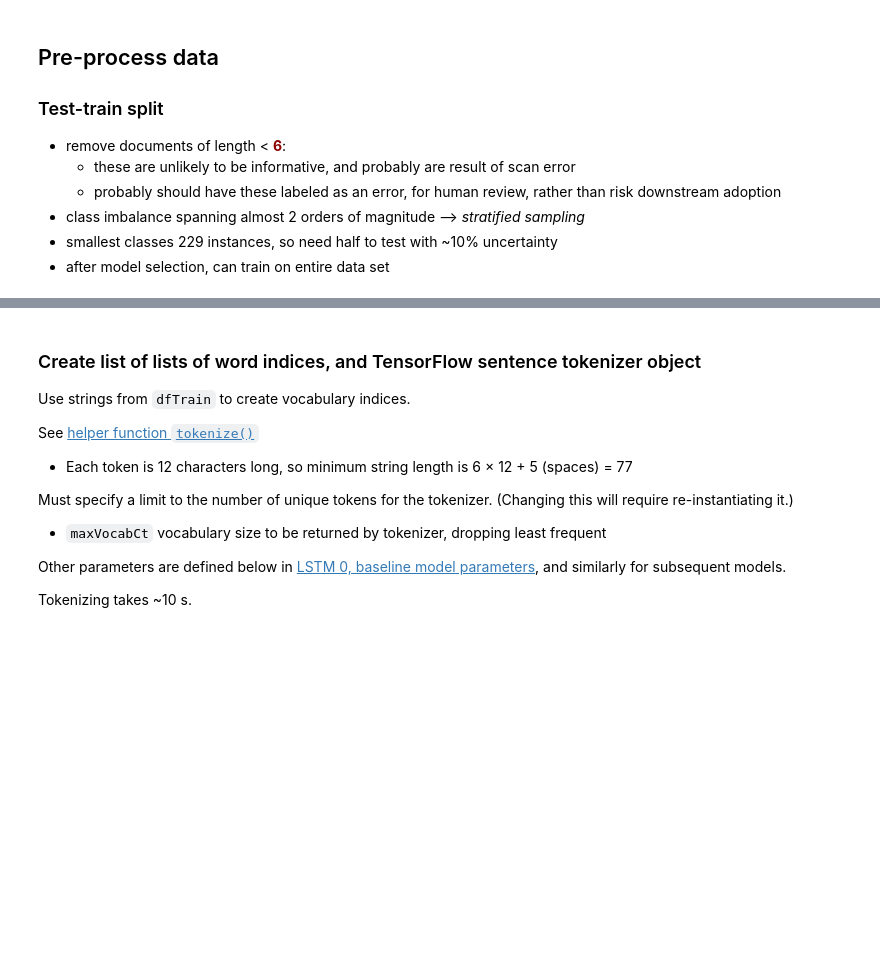
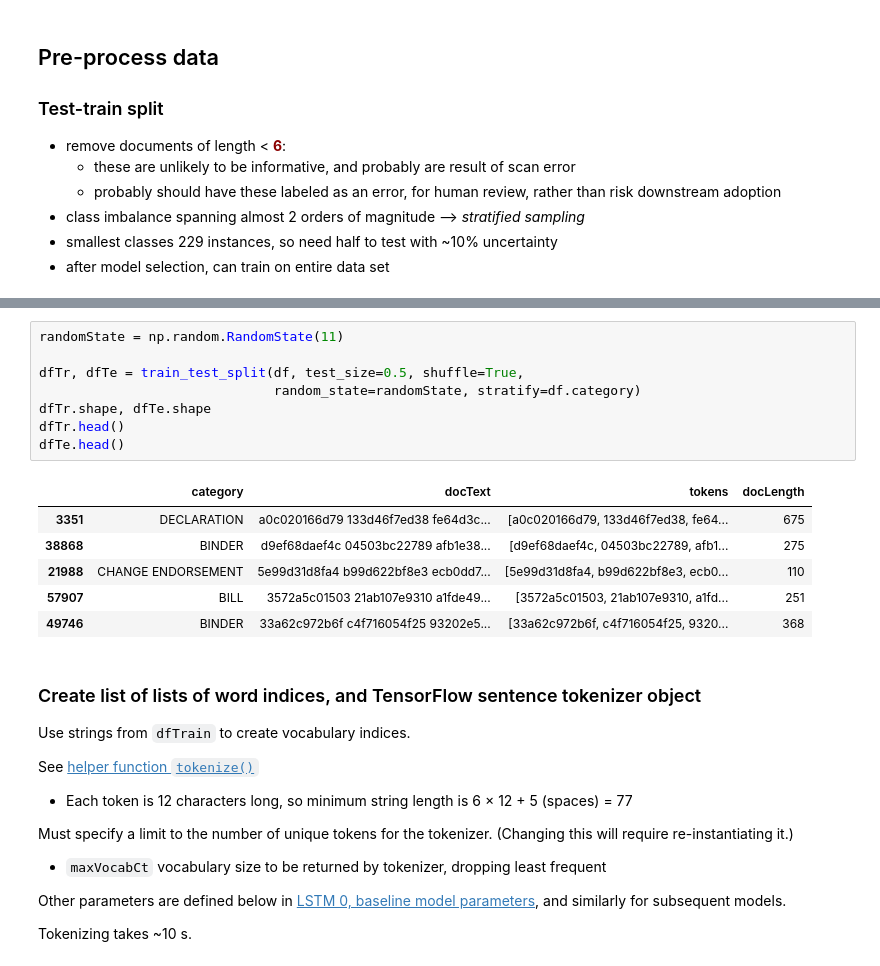
Before and after one commit to mw0/document-classification-test, a Jupyter notebook: notebook/DocumentClassificationTestLSTMwithDocumentLength.ipynb, the cells around one changed output, grey strips where cells are left out. Drawn from its saved outputs; the diff is of its cells as text; blank space fills up the shorter version.

```diff
--- a/notebook/DocumentClassificationTestLSTMwithDocumentLength.ipynb
+++ b/notebook/DocumentClassificationTestLSTMwithDocumentLength.ipynb
@@ -265,3 +308,18 @@ df0.shape, df.shape
+# %%
+randomState = np.random.RandomState(11)
+
+dfTr, dfTe = train_test_split(df, test_size=0.5, shuffle=True,
+                              random_state=randomState, stratify=df.category)
+dfTr.shape, dfTe.shape
+dfTr.head()
+dfTe.head()
+# %% [output]
+|  | category | docText | tokens | docLength |
+| 3351 | DECLARATION | a0c020166d79 133d46f7ed38 fe64d3c... | [a0c020166d79, 133d46f7ed38, fe64... | 675 |
+| 38868 | BINDER | d9ef68daef4c 04503bc22789 afb1e38... | [d9ef68daef4c, 04503bc22789, afb1... | 275 |
+| 21988 | CHANGE ENDORSEMENT | 5e99d31d8fa4 b99d622bf8e3 ecb0dd7... | [5e99d31d8fa4, b99d622bf8e3, ecb0... | 110 |
+| 57907 | BILL | 3572a5c01503 21ab107e9310 a1fde49... | [3572a5c01503, 21ab107e9310, a1fd... | 251 |
+| 49746 | BINDER | 33a62c972b6f c4f716054f25 93202e5... | [33a62c972b6f, c4f716054f25, 9320... | 368 |
 # %% [markdown]
 ### Create list of lists of word indices, and TensorFlow sentence tokenizer object
 
```
Also changed, not shown: parts of 32 cells of this notebook, 2 other files.
